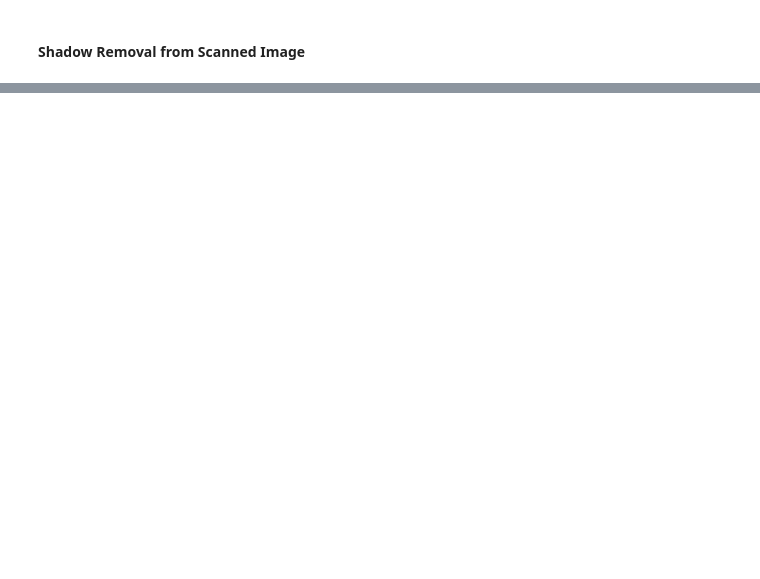
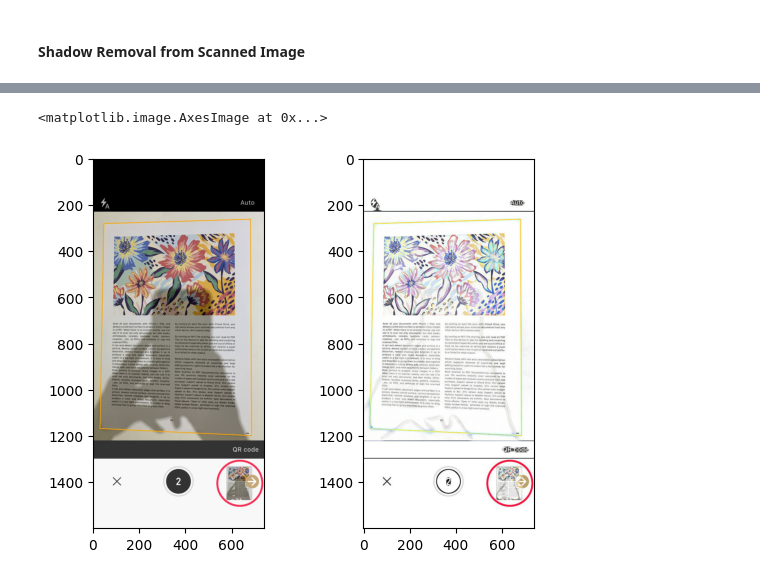
Before and after one commit to Asharma538/CV_Project, a Jupyter notebook: experiments/scanned_documents.ipynb, the cells around one changed output, grey strips where cells are left out. Saved outputs shown, nothing was run; the diff lists cells and outputs as text; code cells hidden in the pictures; blank space fills up the shorter version.

```diff
--- a/experiments/scanned_documents.ipynb
+++ b/experiments/scanned_documents.ipynb
@@ -48,0 +40,8 @@ plt.imshow(result_norm)
+# %%
+plt.subplot(1,2,1)
+plt.imshow(image)
+plt.subplot(1,2,2)
+plt.imshow(result_norm)
+# %% [output]
+<matplotlib.image.AxesImage at 0x...>
+[figure, added]
```
Also changed, not shown: parts of 2 cells of this notebook, 2 other files.
